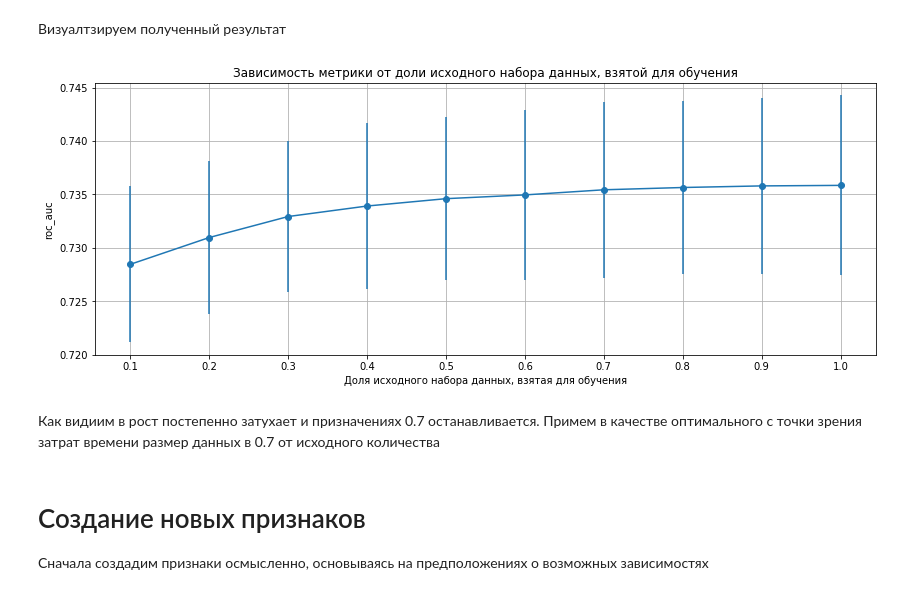
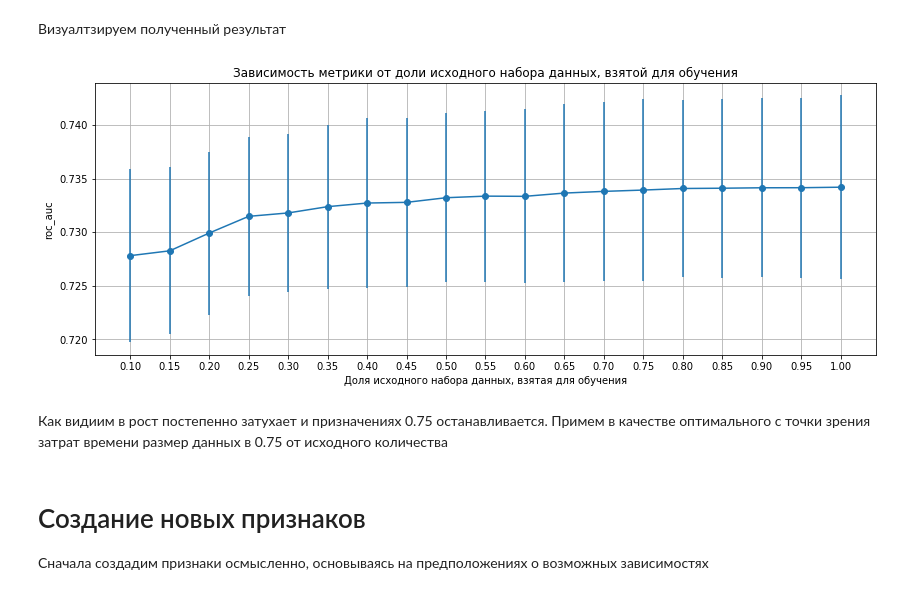
Before and after one commit to Urusut/IvanovDmitryV, a Jupyter notebook: Unit_5/Project_4.ipynb, the cells around one changed output. Saved outputs shown, nothing was run; the diff lists cells and outputs as text; code cells hidden in the pictures.

```diff
--- a/Unit_5/Project_4.ipynb
+++ b/Unit_5/Project_4.ipynb
@@ -141,7 +142,8 @@ def cat_visualisation(row):
     dist_2.plot.bar(title = 'Распределение default в каждой категории '+ feat_name,ax = axes[1],stacked=True)
     plt.legend(loc = 4)
 
-def pre_process(df):
+def pre_process(data):
+    df = copy(data)
     label_encoder = LabelEncoder()
 #     scaler = MinMaxScaler()
     scaler = StandardScaler()
@@ -323,3 +324,5 @@ num_cols = data.columns[num_uniq>=10].drop(time_col)
+# %%
+data.app_date = pd.to_datetime(data.app_date)
 # %%
 data['app_day_num'] = (data.app_date - data.app_date.min()).dt.days  # день подачи заявки от начала ведения базы данных
 data['day'] = data.app_date.dt.day                                   # число подачи заявки
@@ -592,5 +595,5 @@ validation(X, y, LogisticRegression())
 cv = StratifiedKFold(n_splits=5,random_state=RANDOM_SEED)
 
 _, _, test_scores = learning_curve(
-       model, X, y, train_sizes=np.linspace(.1, 1.0, 10), cv=cv, scoring = 'roc_auc')
+       model, X, y, train_sizes=np.linspace(.1, 1.0, 19), cv=cv, scoring = 'roc_auc')
 # %% [output]
@@ -598,23 +601,23 @@ Wall time: 24.1 s
 # %% [markdown]
 Визуалтзируем полученный результат
 # %%
-train_prop = np.linspace(.1, 1.0, 20)
+train_prop = np.linspace(.1, 1.0, 19)
 
 test_scores_mean = test_scores.mean(axis=1)
 test_scores_std = test_scores.std(axis=1)
 
 plt.figure(figsize=(14,5))
 plt.grid(True)
 plt.xticks(train_prop)
 plt.errorbar(train_prop, test_scores_mean , yerr = test_scores_std, fmt='o-')
 
 plt.title('Зависимость метрики от доли исходного набора данных, взятой для обучения')
 plt.ylabel('roc_auc')
 plt.xlabel("Доля исходного набора данных, взятая для обучения");
 # %% [output]
-[figure, old version]
+[figure, new version]
 # %% [markdown]
-Как видиим в рост постепенно затухает и призначениях 0.7 останавливается. Примем в качестве оптимального с точки зрения затрат времени размер данных в 0.7 от исходного количества
+Как видиим в рост постепенно затухает и призначениях 0.75 останавливается. Примем в качестве оптимального с точки зрения затрат времени размер данных в 0.75 от исходного количества
 # %% [markdown]
 # Создание новых признаков
 
```
Also changed, not shown: parts of 39 cells of this notebook.
